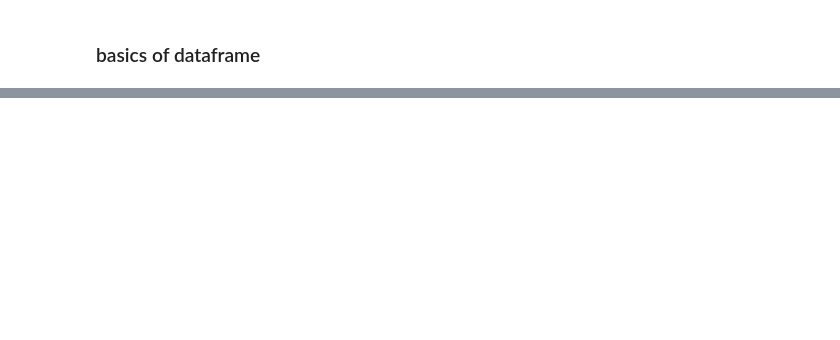
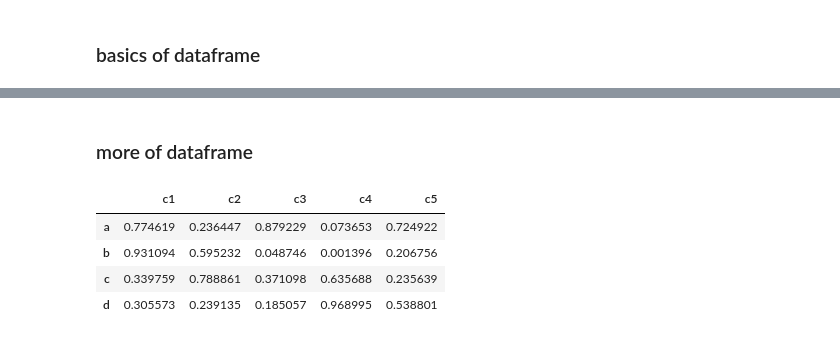
Before and after one commit to webhash/kunji_python, a Jupyter notebook: TamingPython/Taming_Pandas_1.ipynb, the cells around one changed output, grey strips where cells are left out. Cells and saved outputs as stored; diff of their text form; code cells hidden in the pictures; blank space fills up the shorter version.

```diff
--- a/TamingPython/Taming_Pandas_1.ipynb
+++ b/TamingPython/Taming_Pandas_1.ipynb
@@ -603,0 +1067,11 @@ ndf
+# %% [markdown]
+### more of dataframe
+# %%
+some_df = pd.DataFrame(np.random.rand(20).reshape(4,5), index=['a','b','c','d'], columns=['c1','c2','c3','c4','c5'])
+some_df
+# %% [output]
+|  | c1 | c2 | c3 | c4 | c5 |
+| a | 0.774619 | 0.236447 | 0.879229 | 0.073653 | 0.724922 |
+| b | 0.931094 | 0.595232 | 0.048746 | 0.001396 | 0.206756 |
+| c | 0.339759 | 0.788861 | 0.371098 | 0.635688 | 0.235639 |
+| d | 0.305573 | 0.239135 | 0.185057 | 0.968995 | 0.538801 |
```
Also changed, not shown: parts of 148 cells of this notebook.
